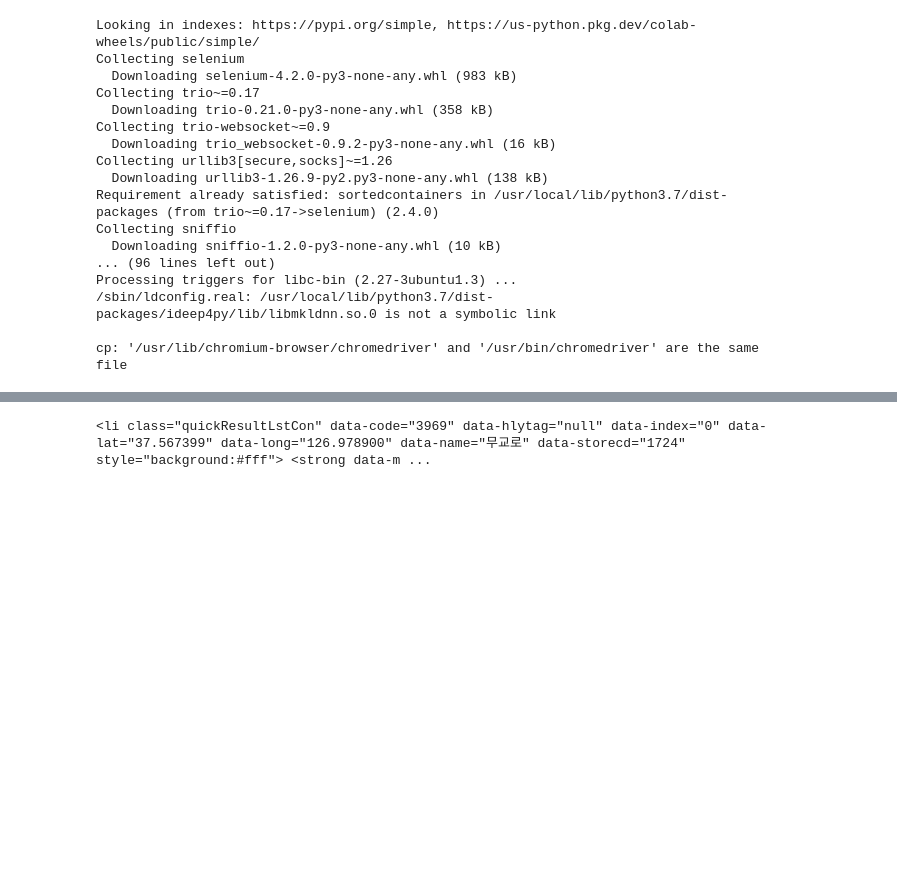
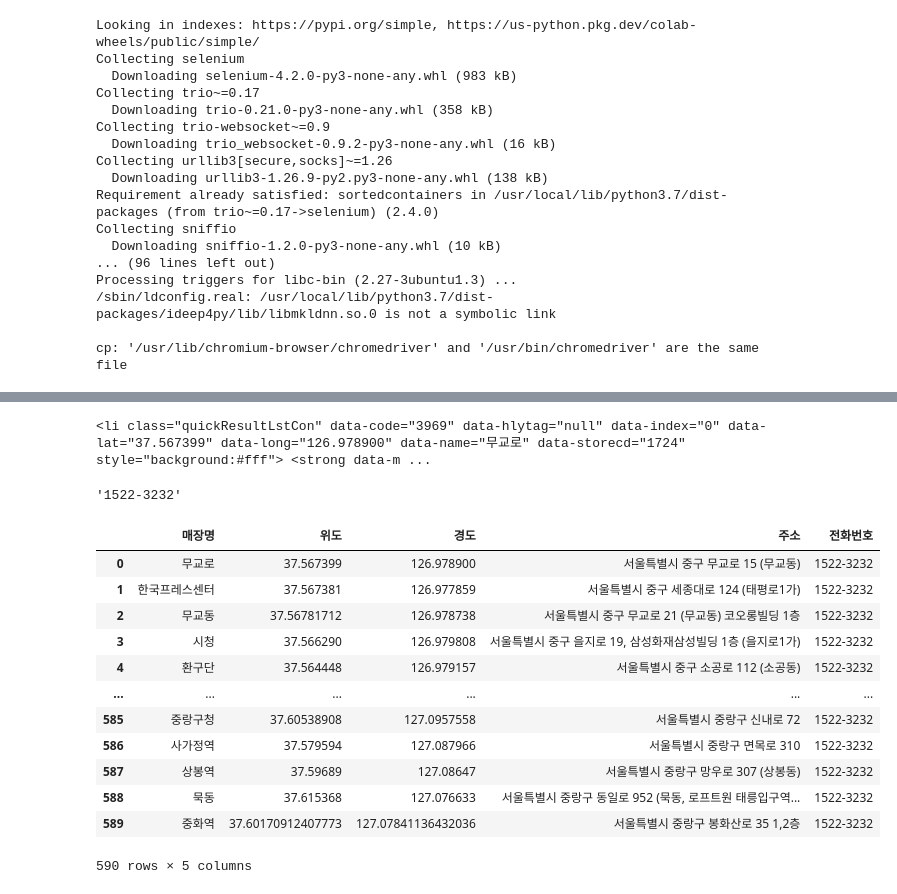
Before and after one commit to keunsooyoon/python202206, a Jupyter notebook: pythonbasic07_스타벅스.ipynb, the cells around one changed output, grey strips where cells are left out. Drawn from its saved outputs; the diff is of its cells as text; code cells hidden in the pictures; blank space fills up the shorter version.

```diff
--- a/pythonbasic07_스타벅스.ipynb
+++ b/pythonbasic07_스타벅스.ipynb
@@ -63,7 +67,24 @@ len(soup.select('li.quickResultLstCon'))
 # %%
 stars = soup.select('li.quickResultLstCon')
 star = stars[0]
-# %%
-star
-# %% [output]
-<li class="quickResultLstCon" data-code="3969" data-hlytag="null" data-index="0" data-lat="37.567399" data-long="126.978900" data-name="무교로" data-storecd="1724" style="background:#fff"> <strong data-m ...
+# %%
+print(star)
+# %% [output]
+<li class="quickResultLstCon" data-code="3969" data-hlytag="null" data-index="0" data-lat="37.567399" data-long="126.978900" data-name="무교로" data-storecd="1724" style="background:#fff"> <strong data-m ...
+# %%
+# 위도
+lat = star['data-lat']  # 키값 밸류값 형태의 딕셔너리 추출
+
+# 경도
+lng = star['data-long']
+
+# 주소
+addr = str(star.select('p.result_details')[0]).split('<br/>')[0].split('>')[1]
+
+# 전번
+tel = str(star.select('p.result_details')[0]).split('<br/>')[1].split('<')[0]
+
+# 지점명
+name = star['data-name']
+# %% [output]
+'1522-3232'
@@ -69,0 +106,19 @@ star
+# %%
+import pandas as pd
+
+df = pd.DataFrame(starbucks_list, columns = ['매장명','위도','경도','주소','전화번호'])
+df
+# %% [output]
+|  | 매장명 | 위도 | 경도 | 주소 | 전화번호 |
+| 0 | 무교로 | 37.567399 | 126.978900 | 서울특별시 중구 무교로 15 (무교동) | 1522-3232 |
+| 1 | 한국프레스센터 | 37.567381 | 126.977859 | 서울특별시 중구 세종대로 124 (태평로1가) | 1522-3232 |
+| 2 | 무교동 | 37.56781712 | 126.978738 | 서울특별시 중구 무교로 21 (무교동) 코오롱빌딩 1층 | 1522-3232 |
+| 3 | 시청 | 37.566290 | 126.979808 | 서울특별시 중구 을지로 19, 삼성화재삼성빌딩 1층 (을지로1가) | 1522-3232 |
+| 4 | 환구단 | 37.564448 | 126.979157 | 서울특별시 중구 소공로 112 (소공동) | 1522-3232 |
+| ... | ... | ... | ... | ... | ... |
+| 585 | 중랑구청 | 37.60538908 | 127.0957558 | 서울특별시 중랑구 신내로 72 | 1522-3232 |
+| 586 | 사가정역 | 37.579594 | 127.087966 | 서울특별시 중랑구 면목로 310 | 1522-3232 |
+| 587 | 상봉역 | 37.59689 | 127.08647 | 서울특별시 중랑구 망우로 307 (상봉동) | 1522-3232 |
+| 588 | 묵동 | 37.615368 | 127.076633 | 서울특별시 중랑구 동일로 952 (묵동, 로프트원 태릉입구역... | 1522-3232 |
+| 589 | 중화역 | 37.60170912407773 | 127.07841136432036 | 서울특별시 중랑구 봉화산로 35 1,2층 | 1522-3232 |
+590 rows × 5 columns
```
Also changed, not shown: parts of 6 cells of this notebook.
